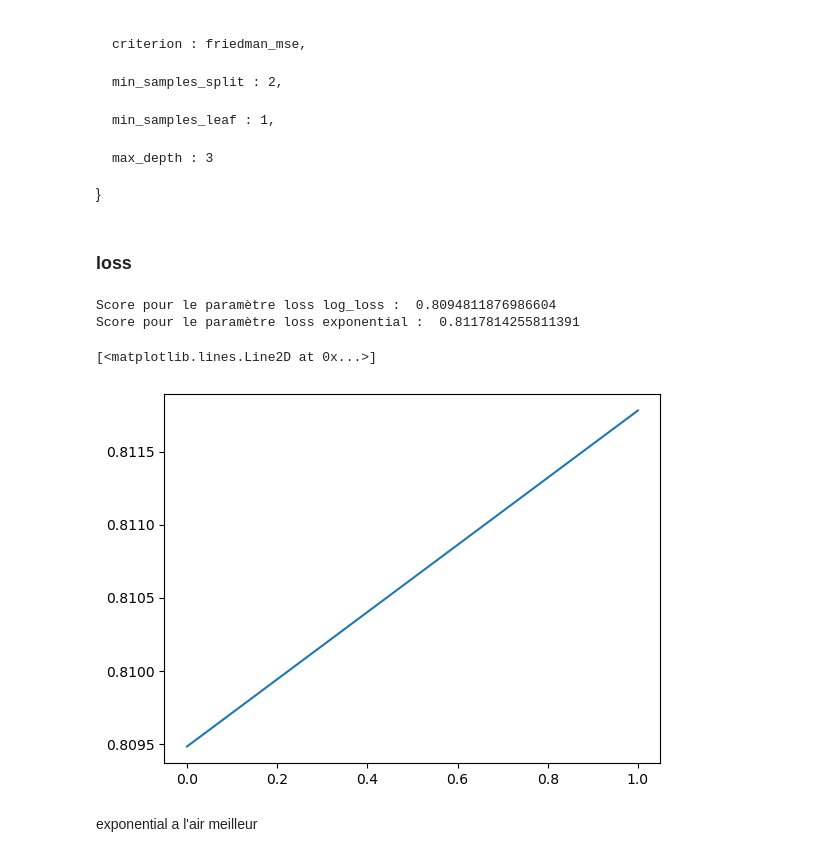
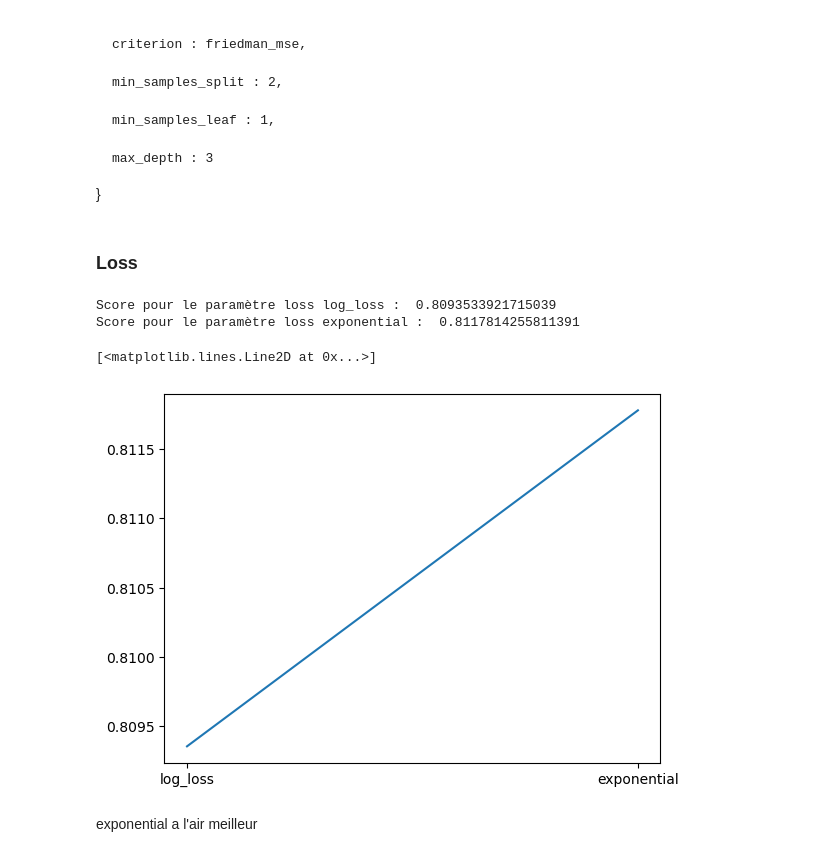
Before and after one commit to thomasclgnt/AS, a Jupyter notebook: GradientBoosting.ipynb, the cells around one changed output. Saved outputs shown, nothing was run; the diff lists cells and outputs as text; code cells hidden in the pictures.

```diff
--- a/GradientBoosting.ipynb
+++ b/GradientBoosting.ipynb
@@ -24,7 +24,7 @@ Y_all = labels
 X_all,Y_all = shuffle(X_all,Y_all, random_state=0)
 
 # Only use first N samples to limit training time
-sample = 0.01
+sample = 0.05
 num_samples = int(len(X_all)*sample)
 X,Y = X_all[:num_samples], Y_all[:num_samples]
 
@@ -84,20 +84,21 @@ Paramètres défaut : param_def ={
     max_depth : 3
 }
 # %% [markdown]
-### loss
+### Loss
 # %%
 val_score = []
-for l in ['log_loss', 'exponential']:
+tab =['log_loss', 'exponential']
+for l in tab:
     score = cross_val_score(GradientBoostingClassifier(loss=l), X_train, Y_train, cv=5).mean()
     print("Score pour le paramètre loss", l, ": ",score)
     val_score.append(score)
 
-plt.plot(val_score)
+plt.plot(tab, val_score)
 # %% [output]
-Score pour le paramètre loss log_loss :  0.8094811876986604
+Score pour le paramètre loss log_loss :  0.8093533921715039
 Score pour le paramètre loss exponential :  0.8117814255811391
 [<matplotlib.lines.Line2D at 0x...>]
-[figure, old version]
+[figure, new version]
 # %% [markdown]
 exponential a l'air meilleur
 # %% [markdown]
```
Also changed, not shown: parts of 6 cells of this notebook, 3 other files.
